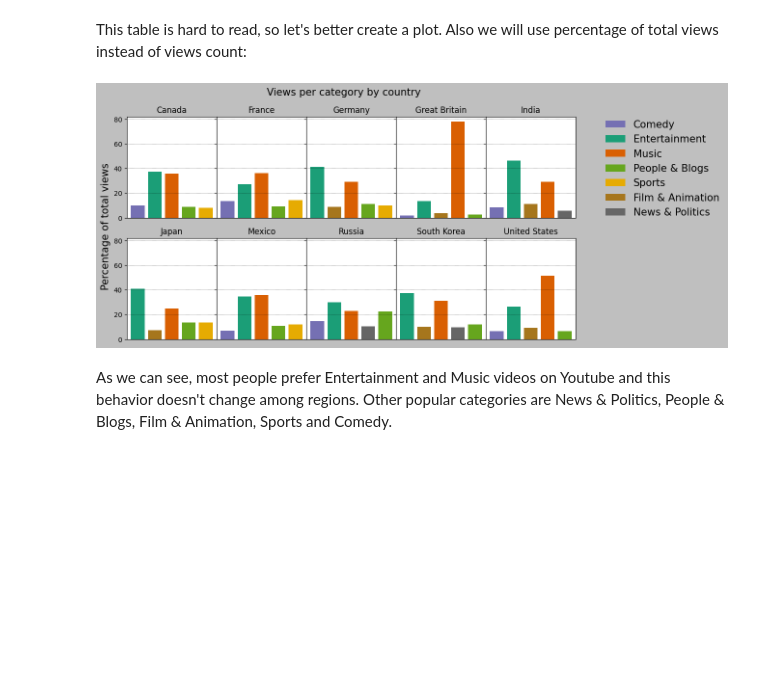
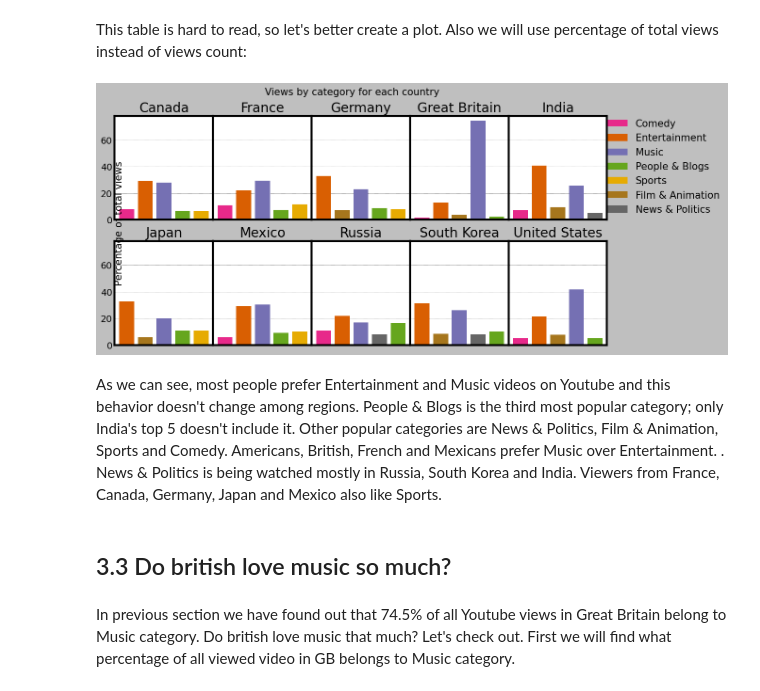
Before and after one commit to Eugeniy-Makarevich/Youtube-trending-videos, a Jupyter notebook: youtube_videos.ipynb, the cells around one changed output. Saved outputs shown, nothing was run; the diff lists cells and outputs as text; code cells hidden in the pictures; blank space fills up the shorter version.

```diff
--- a/youtube_videos.ipynb
+++ b/youtube_videos.ipynb
@@ -15,6 +15,7 @@ import os
 import matplotlib.pyplot as plt
 import matplotlib as mpl
 import json
+plt.style.use('fivethirtyeight')
 # %% [markdown]
 First let's unpack the archive and check it content:
 # %%
@@ -92,13 +117,12 @@ regionDFlist = []
 for file in list(fileNames):
     regionDFlist.append(makeRegionDF(*file))
 df = pd.concat(regionDFlist, ignore_index=True)
+# add country column
+countryList = {'CA': 'Canada', 'US': 'United States', 'RU': 'Russia',
+               'GB': 'Great Britain', 'MX': 'Mexico', 'JP': 'Japan',
+               'KR': 'South Korea', 'IN': 'India', 'FR': 'France',
+               'DE': 'Germany'}
+df['country'] = df['region'].map(countryList)
-# %%
-# add country column
-country = {'CA': 'Canada', 'US': 'United States', 'RU': 'Russia',
-           'GB': 'Great Britain', 'MX': 'Mexico', 'JP': 'Japan',
-           'KR': 'South Korea', 'IN': 'India', 'FR': 'France',
-           'DE': 'Germany'}
-df['country'] = df['region'].map(country)
 # %%
 df.info()
 # %% [output]
@@ -178,18 +211,20 @@ Name: views, dtype: int64
 This table is hard to read, so let's better create a plot. Also we will use percentage of total views instead of views count:
 # %%
 # calculate percentage of total
-df2 = df1.groupby(level=0, group_keys=False).apply(
+df2 = df.groupby(['country', 'category']).agg({'views': 'sum'})
+df2 = df2.groupby(level=0, group_keys=False).apply(
     lambda x: round(100 * x / float(x.sum()), 1))
-df2 = df2.reset_index()
-
-
-# create colorMap
-category = df2['category'].unique()
-cmap = mpl.cm.get_cmap('Dark2')
-categoryColors = [cmap(x) for x in np.linspace(0, 1, len(category))]
-colorMap = {category[i]: categoryColors[i] for i, _ in enumerate(category)}
-df2['color'] = df2['category'].map(colorMap)
+df2 = df2['views'].groupby('country', group_keys=False)
+df2 = df2.apply(lambda x: x.sort_values(ascending=False).head(5)).reset_index()
 # %%
+#  create colorMap
+category = df2['category'].unique()
+plt.style.use('grayscale')
+cmap = mpl.cm.get_cmap('Dark2')
+categoryColors = [cmap(x) for x in np.linspace(0.15, 1, len(category))]
+colorMap = {category[i]: categoryColors[i] for i, _ in enumerate(category)}
+df2['color'] = df2['category'].map(colorMap)
+
 # create subplots
 fig, axs = plt.subplots(nrows=2, ncols=5, figsize=(12, 6),
                         subplot_kw={'xticks': []}, sharey=True)
@@ -197,34 +232,38 @@ fig, axs = plt.subplots(nrows=2, ncols=5, figsize=(12, 6),
 # auxiliary variables
 regionList = df2['country'].unique()
 handles = []
 labels = []
 
 # plot bar charts
 for i, region in enumerate(regionList):
     regionData = df2.groupby(
         'country').get_group(region).reset_index().sort_values(by='category')
     axs.flat[i].bar(regionData['category'], regionData['views'],
                     color=regionData['color'], label=regionData['category'])
     axs.flat[i].grid(visible=True, linestyle='dotted', linewidth=0.5)
     # get handles and labels for legend
     line = axs.flat[i].get_legend_handles_labels()
     for handle in line[0]:
         handles.append(handle)
     for label in line[1]:
         labels.append(label)
     axs.flat[i].set_title(regionData.loc[0, 'country'])
 # get unique labels with dict
 legendDict = {labels[i]: handles[i] for i, _ in enumerate(labels)}
 
 legend = fig.legend(handles=legendDict.values(), labels=legendDict.keys(),
                     loc="lower center",
                     bbox_to_anchor=(1.05, 0.5), frameon=False, fontsize=15)
 fig.subplots_adjust(wspace=0, hspace=0.2)
 text = fig.text(0.08, 0.5, 'Percentage of total views', va='center',
                 rotation='vertical', fontsize=15)
-sup = fig.suptitle('Views per category by country',
+sup = fig.suptitle('Views by category for each country',
                    fontsize=15)
 # %% [output]
-[figure, old version]
+[figure, new version]
 # %% [markdown]
-As we can see, most people prefer Entertainment and Music videos on Youtube and this behavior doesn't change among regions. Other popular categories are News & Politics, People & Blogs, Film & Animation, Sports and Comedy.
+As we can see, most people prefer Entertainment and Music videos on Youtube and this behavior doesn't change among regions. People & Blogs is the third most popular category; only India's top 5 doesn't include it. Other popular categories are News & Politics, Film & Animation, Sports and Comedy. Americans, British, French and Mexicans prefer Music over Entertainment. . News & Politics is being watched mostly in Russia, South Korea and India. Viewers from France, Canada, Germany, Japan and Mexico also like Sports.
+# %% [markdown]
+## 3.3 Do british love music so much?
+# %% [markdown]
+In previous section we have found out that 74.5% of all Youtube views in Great Britain belong to Music category. Do british love music that much? Let's check out.  First we will find what percentage of all viewed video in GB belongs to Music category.
```
Also changed, not shown: parts of 19 cells of this notebook.
